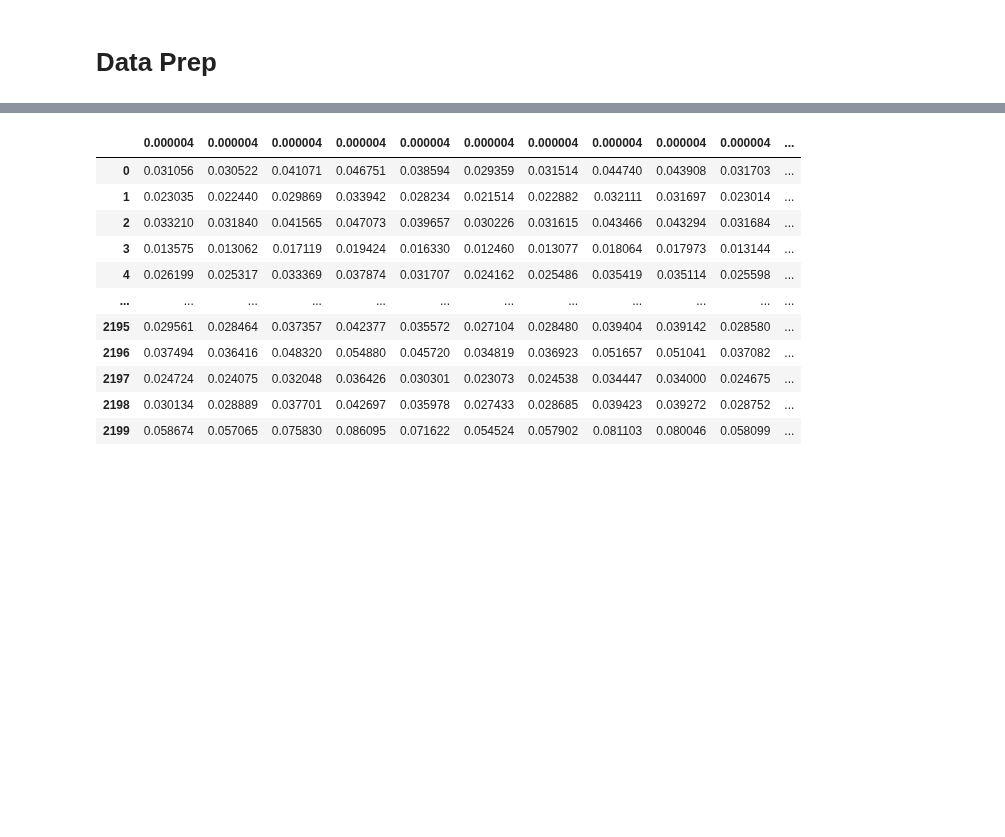
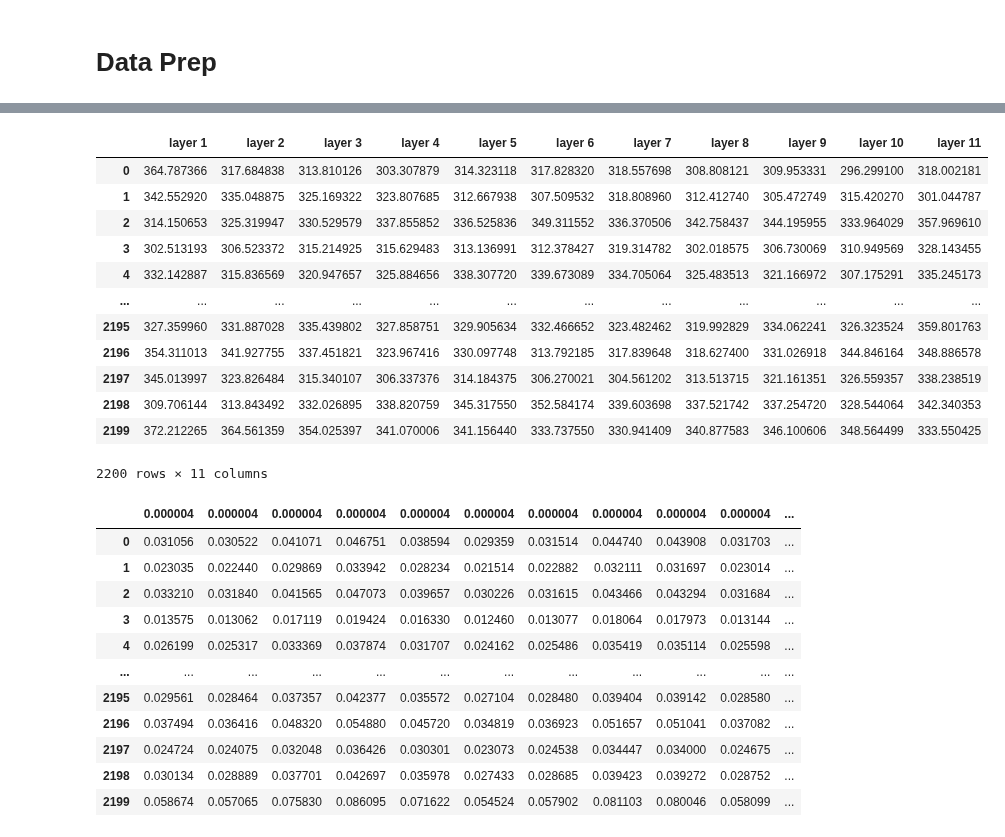
Before and after one commit to iAmBrig12/REU_AI_Thermography, a Jupyter notebook: tandem_to_ff.ipynb, the cells around one changed output, grey strips where cells are left out. Cells and saved outputs as stored; diff of their text form; code cells hidden in the pictures; blank space fills up the shorter version.

```diff
--- a/tandem_to_ff.ipynb
+++ b/tandem_to_ff.ipynb
@@ -57,3 +42,19 @@ spec
+# %%
+temp
+# %% [output]
+|  | layer 1 | layer 2 | layer 3 | layer 4 | layer 5 | layer 6 | layer 7 | layer 8 | layer 9 | layer 10 | layer 11 |
+| 0 | 364.787366 | 317.684838 | 313.810126 | 303.307879 | 314.323118 | 317.828320 | 318.557698 | 308.808121 | 309.953331 | 296.299100 | 318.002181 |
+| 1 | 342.552920 | 335.048875 | 325.169322 | 323.807685 | 312.667938 | 307.509532 | 318.808960 | 312.412740 | 305.472749 | 315.420270 | 301.044787 |
+| 2 | 314.150653 | 325.319947 | 330.529579 | 337.855852 | 336.525836 | 349.311552 | 336.370506 | 342.758437 | 344.195955 | 333.964029 | 357.969610 |
+| 3 | 302.513193 | 306.523372 | 315.214925 | 315.629483 | 313.136991 | 312.378427 | 319.314782 | 302.018575 | 306.730069 | 310.949569 | 328.143455 |
+| 4 | 332.142887 | 315.836569 | 320.947657 | 325.884656 | 338.307720 | 339.673089 | 334.705064 | 325.483513 | 321.166972 | 307.175291 | 335.245173 |
+| ... | ... | ... | ... | ... | ... | ... | ... | ... | ... | ... | ... |
+| 2195 | 327.359960 | 331.887028 | 335.439802 | 327.858751 | 329.905634 | 332.466652 | 323.482462 | 319.992829 | 334.062241 | 326.323524 | 359.801763 |
+| 2196 | 354.311013 | 341.927755 | 337.451821 | 323.967416 | 330.097748 | 313.792185 | 317.839648 | 318.627400 | 331.026918 | 344.846164 | 348.886578 |
+| 2197 | 345.013997 | 323.826484 | 315.340107 | 306.337376 | 314.184375 | 306.270021 | 304.561202 | 313.513715 | 321.161351 | 326.559357 | 338.238519 |
+| 2198 | 309.706144 | 313.843492 | 332.026895 | 338.820759 | 345.317550 | 352.584174 | 339.603698 | 337.521742 | 337.254720 | 328.544064 | 342.340353 |
+| 2199 | 372.212265 | 364.561359 | 354.025397 | 341.070006 | 341.156440 | 333.737550 | 330.941409 | 340.877583 | 346.100606 | 348.564499 | 333.550425 |
+2200 rows × 11 columns
 # %%
 # scale spectrum data by 10^12
 spec = spec.apply(lambda x: x*args['spec scale'])
```
Also changed, not shown: parts of 15 cells of this notebook.
